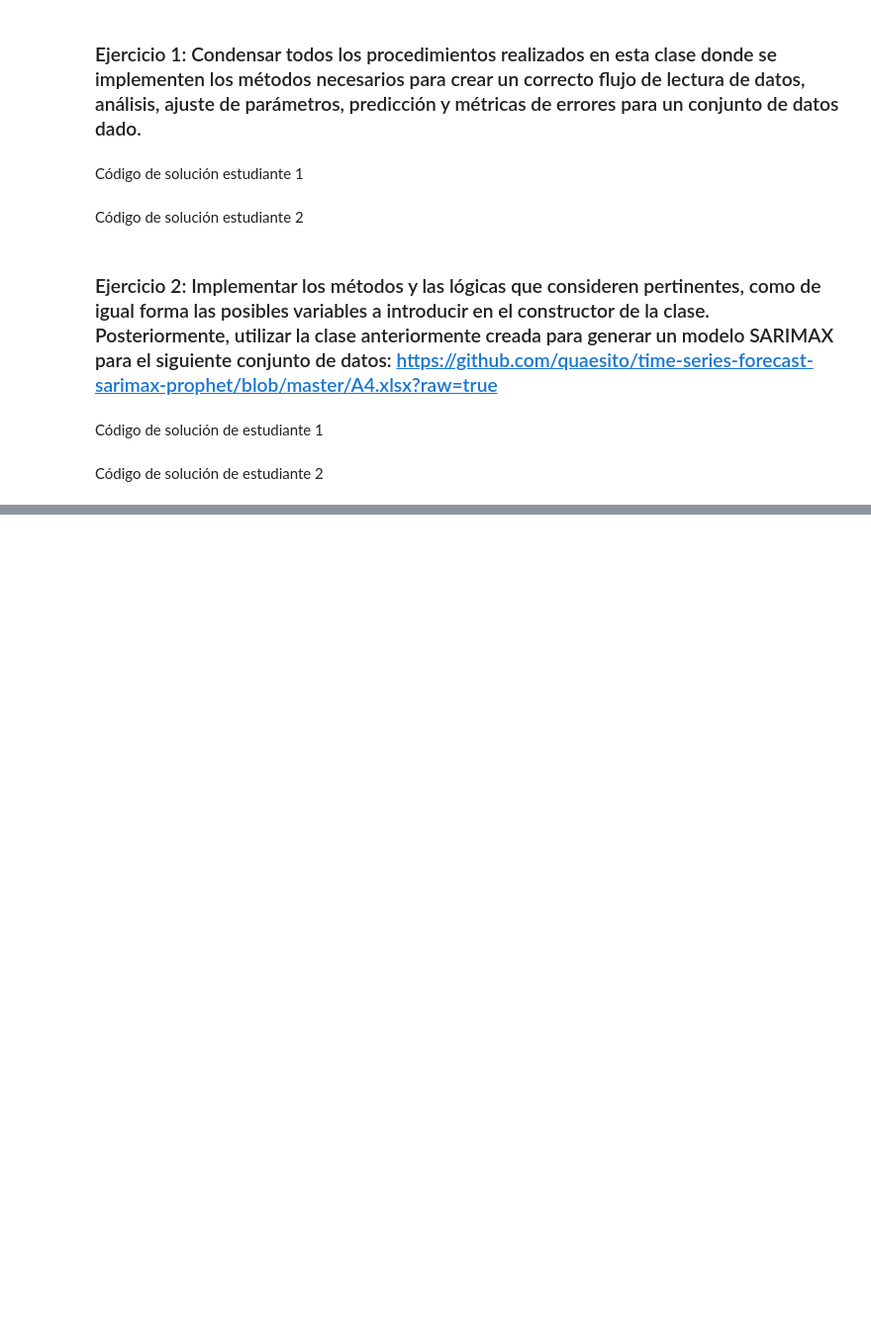
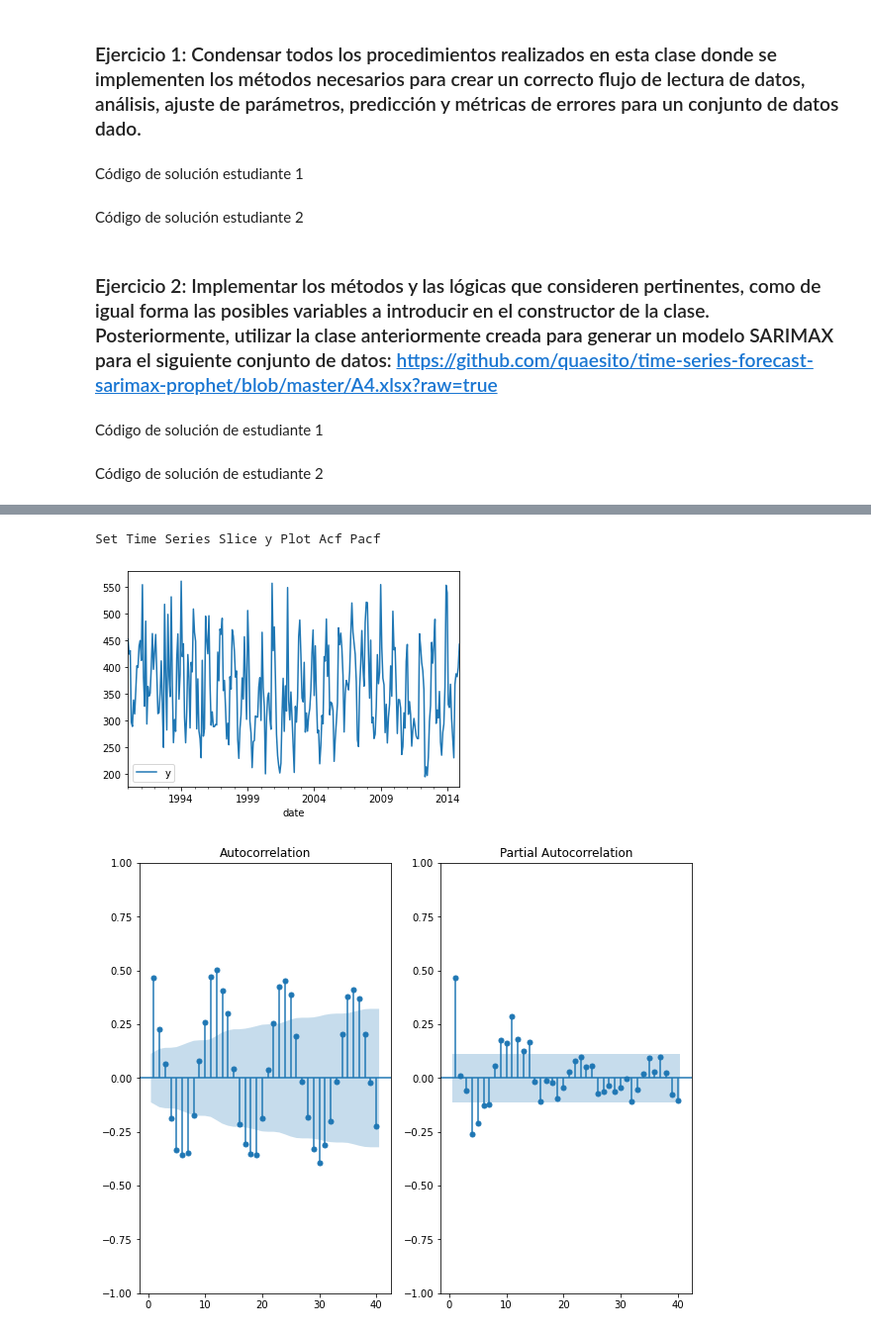
Before and after one commit to xagallegos/ProyectoConjunto_XGallegos_CERodriguez, a Jupyter notebook: Tarea3.ipynb, the cells around one changed output, grey strips where cells are left out. Shown at 99% size. Drawn from its saved outputs; the diff is of its cells as text; code cells hidden in the pictures; blank space fills up the shorter version.

```diff
--- a/Tarea3.ipynb
+++ b/Tarea3.ipynb
@@ -43,0 +256,10 @@ Código de solución de estudiante 2
+# %%
+print("Set Time Series Slice y Plot Acf Pacf")
+modelo.set_time_series_slice()
+modelo.plot_ts()
+
+modelo.plot_acf_pacf(kwargs={'lags': 40})
+# %% [output]
+Set Time Series Slice y Plot Acf Pacf
+[figure, added]
+[figure, added]
```
Also changed, not shown: parts of 13 cells of this notebook.
